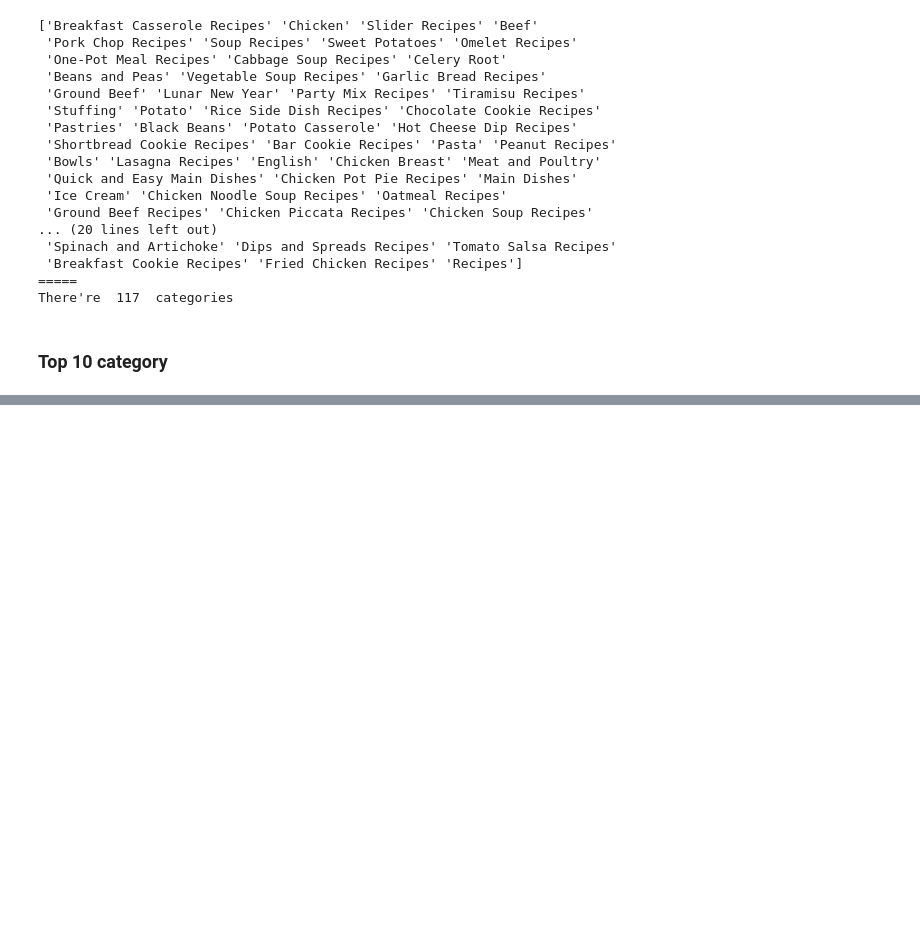
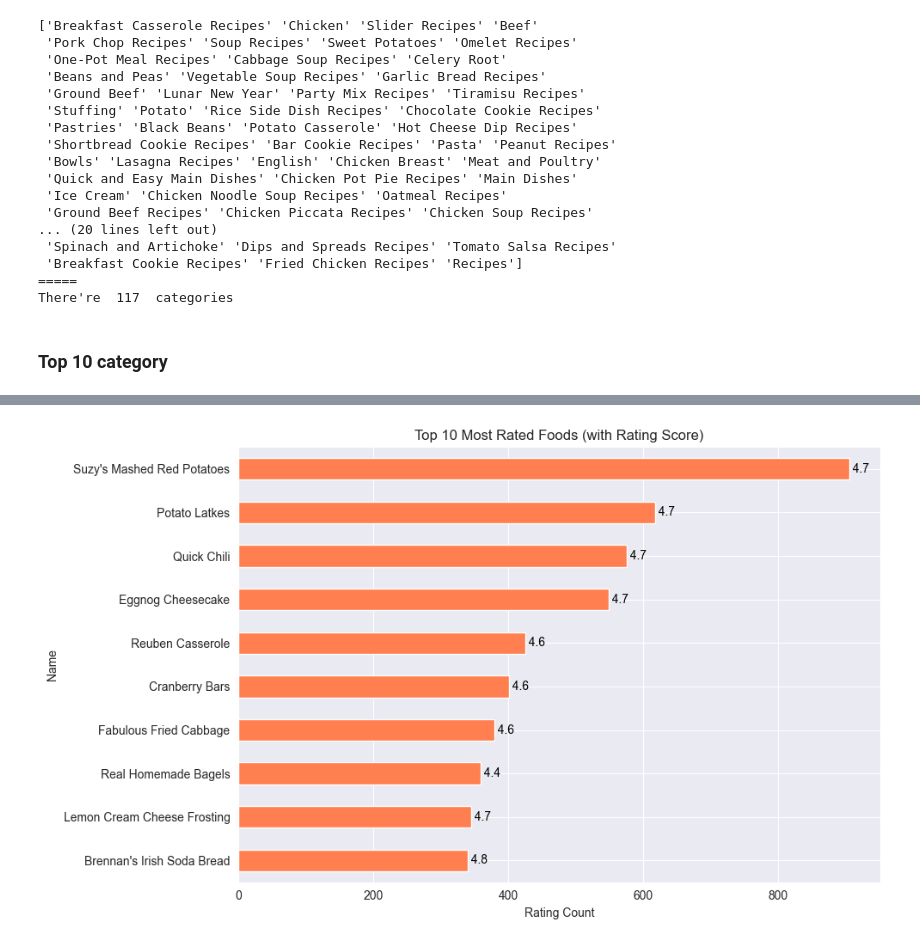
Before and after one commit to Radayou07/Recipe, a Jupyter notebook: PDS_Project_Team_7_Recipe.ipynb, the cells around one changed output, grey strips where cells are left out. Saved outputs shown, nothing was run; the diff lists cells and outputs as text; code cells hidden in the pictures; blank space fills up the shorter version.

```diff
--- a/PDS_Project_Team_7_Recipe.ipynb
+++ b/PDS_Project_Team_7_Recipe.ipynb
@@ -327,0 +355,26 @@ Hi bro see ot ber see reply pg
+# %%
+import matplotlib.pyplot as plt
+
+# Group by food name
+grouped_name = df.groupby('Name').agg({
+    'Count': 'mean',
+    'Rating': 'mean'
+}).sort_values('Count', ascending=False).head(10)
+
+ax = grouped_name['Count'].plot(kind='barh', figsize=(10, 6), color='coral')
+
+for i, p in enumerate(ax.patches):
+    rating_value = round(grouped_name['Rating'].iloc[i], 2)
+    ax.annotate(
+        f" {rating_value}",
+        (p.get_width(), p.get_y() + p.get_height() / 2),
+        ha='left', va='center', fontsize=10, color='black'
+    )
+
+plt.xlabel("Rating Count")
+plt.title("Top 10 Most Rated Foods (with Rating Score)")
+plt.gca().invert_yaxis()
+plt.tight_layout()
+plt.show()
+# %% [output]
+[figure, added]
```
Also changed, not shown: parts of 10 cells of this notebook.
